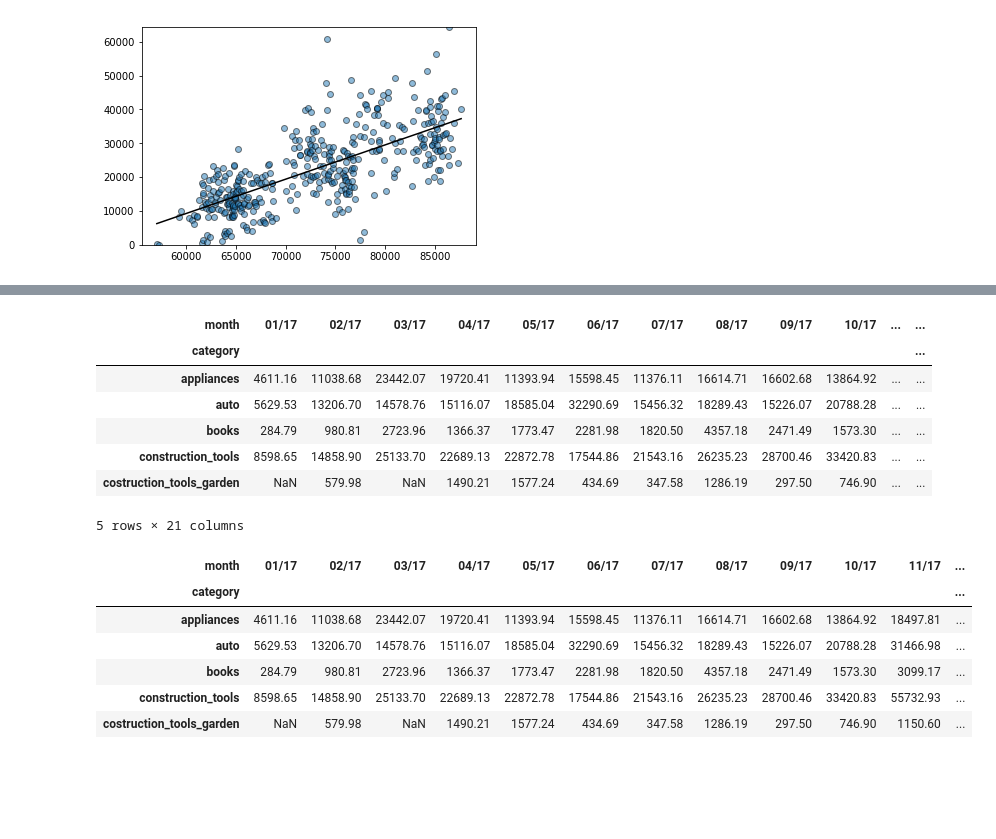
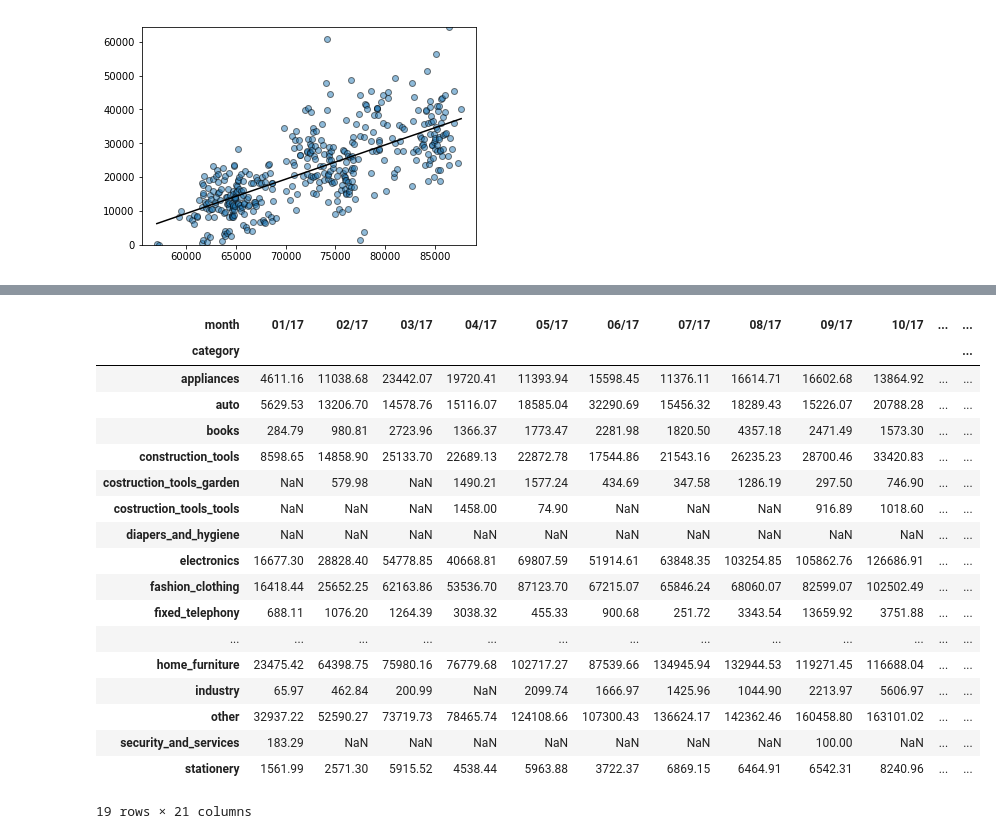
Before and after one commit to BShim92/BrazilianECommerce, a Jupyter notebook: ECommerceDataMerge.ipynb, the cells around one changed output, grey strips where cells are left out. Drawn from its saved outputs; the diff is of its cells as text; code cells hidden in the pictures; blank space fills up the shorter version.

```diff
--- a/ECommerceDataMerge.ipynb
+++ b/ECommerceDataMerge.ipynb
@@ -533,27 +533,30 @@ newgroup = newgroup.unstack(level=-1)
 # %%
 newgroup = newgroup[['01/17','02/17','03/17','04/17','05/17','06/17','07/17','08/17','09/17','10/17','11/17','12/17','01/18','02/18','03/18','04/18','05/18','06/18','07/18','08/18','09/18']]
 
 #cols = list(newgroup.columns.values)
-newgroup.head()
+newgroup
 # %% [output]
 | month | 01/17 | 02/17 | 03/17 | 04/17 | 05/17 | 06/17 | 07/17 | 08/17 | 09/17 | 10/17 | ... | ... |
 | category |  |  |  |  |  |  |  |  |  |  |  | ... |
 | appliances | 4611.16 | 11038.68 | 23442.07 | 19720.41 | 11393.94 | 15598.45 | 11376.11 | 16614.71 | 16602.68 | 13864.92 | ... | ... |
 | auto | 5629.53 | 13206.70 | 14578.76 | 15116.07 | 18585.04 | 32290.69 | 15456.32 | 18289.43 | 15226.07 | 20788.28 | ... | ... |
 | books | 284.79 | 980.81 | 2723.96 | 1366.37 | 1773.47 | 2281.98 | 1820.50 | 4357.18 | 2471.49 | 1573.30 | ... | ... |
 | construction_tools | 8598.65 | 14858.90 | 25133.70 | 22689.13 | 22872.78 | 17544.86 | 21543.16 | 26235.23 | 28700.46 | 33420.83 | ... | ... |
 | costruction_tools_garden | NaN | 579.98 | NaN | 1490.21 | 1577.24 | 434.69 | 347.58 | 1286.19 | 297.50 | 746.90 | ... | ... |
+| costruction_tools_tools | NaN | NaN | NaN | 1458.00 | 74.90 | NaN | NaN | NaN | 916.89 | 1018.60 | ... | ... |
+| diapers_and_hygiene | NaN | NaN | NaN | NaN | NaN | NaN | NaN | NaN | NaN | NaN | ... | ... |
+| electronics | 16677.30 | 28828.40 | 54778.85 | 40668.81 | 69807.59 | 51914.61 | 63848.35 | 103254.85 | 105862.76 | 126686.91 | ... | ... |
+| fashion_clothing | 16418.44 | 25652.25 | 62163.86 | 53536.70 | 87123.70 | 67215.07 | 65846.24 | 68060.07 | 82599.07 | 102502.49 | ... | ... |
+| fixed_telephony | 688.11 | 1076.20 | 1264.39 | 3038.32 | 455.33 | 900.68 | 251.72 | 3343.54 | 13659.92 | 3751.88 | ... | ... |
+| ... | ... | ... | ... | ... | ... | ... | ... | ... | ... | ... | ... | ... |
+| home_furniture | 23475.42 | 64398.75 | 75980.16 | 76779.68 | 102717.27 | 87539.66 | 134945.94 | 132944.53 | 119271.45 | 116688.04 | ... | ... |
+| industry | 65.97 | 462.84 | 200.99 | NaN | 2099.74 | 1666.97 | 1425.96 | 1044.90 | 2213.97 | 5606.97 | ... | ... |
+| other | 32937.22 | 52590.27 | 73719.73 | 78465.74 | 124108.66 | 107300.43 | 136624.17 | 142362.46 | 160458.80 | 163101.02 | ... | ... |
+| security_and_services | 183.29 | NaN | NaN | NaN | NaN | NaN | NaN | NaN | 100.00 | NaN | ... | ... |
+| stationery | 1561.99 | 2571.30 | 5915.52 | 4538.44 | 5963.88 | 3722.37 | 6869.15 | 6464.91 | 6542.31 | 8240.96 | ... | ... |
-5 rows × 21 columns
+19 rows × 21 columns
 # %%
-newgroup.drop(['09/18'], axis=1).head()
+newgroup = newgroup.drop(['09/18'], axis=1)
-# %% [output]
-| month | 01/17 | 02/17 | 03/17 | 04/17 | 05/17 | 06/17 | 07/17 | 08/17 | 09/17 | 10/17 | 11/17 | ... |
-| category |  |  |  |  |  |  |  |  |  |  |  | ... |
-| appliances | 4611.16 | 11038.68 | 23442.07 | 19720.41 | 11393.94 | 15598.45 | 11376.11 | 16614.71 | 16602.68 | 13864.92 | 18497.81 | ... |
-| auto | 5629.53 | 13206.70 | 14578.76 | 15116.07 | 18585.04 | 32290.69 | 15456.32 | 18289.43 | 15226.07 | 20788.28 | 31466.98 | ... |
-| books | 284.79 | 980.81 | 2723.96 | 1366.37 | 1773.47 | 2281.98 | 1820.50 | 4357.18 | 2471.49 | 1573.30 | 3099.17 | ... |
-| construction_tools | 8598.65 | 14858.90 | 25133.70 | 22689.13 | 22872.78 | 17544.86 | 21543.16 | 26235.23 | 28700.46 | 33420.83 | 55732.93 | ... |
-| costruction_tools_garden | NaN | 579.98 | NaN | 1490.21 | 1577.24 | 434.69 | 347.58 | 1286.19 | 297.50 | 746.90 | 1150.60 | ... |
 # %%
 appliances_line = newgroup.iloc[0]
 appliances_line.plot(kind='line', color='blue')
```
Also changed, not shown: parts of 2 cells of this notebook.
